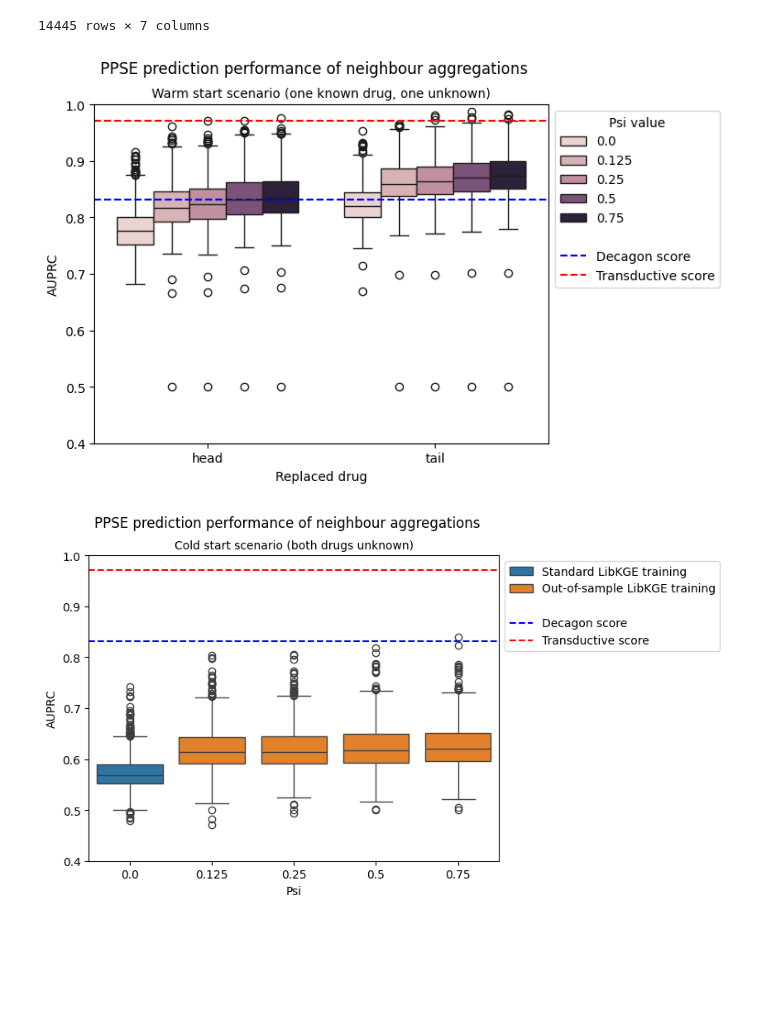
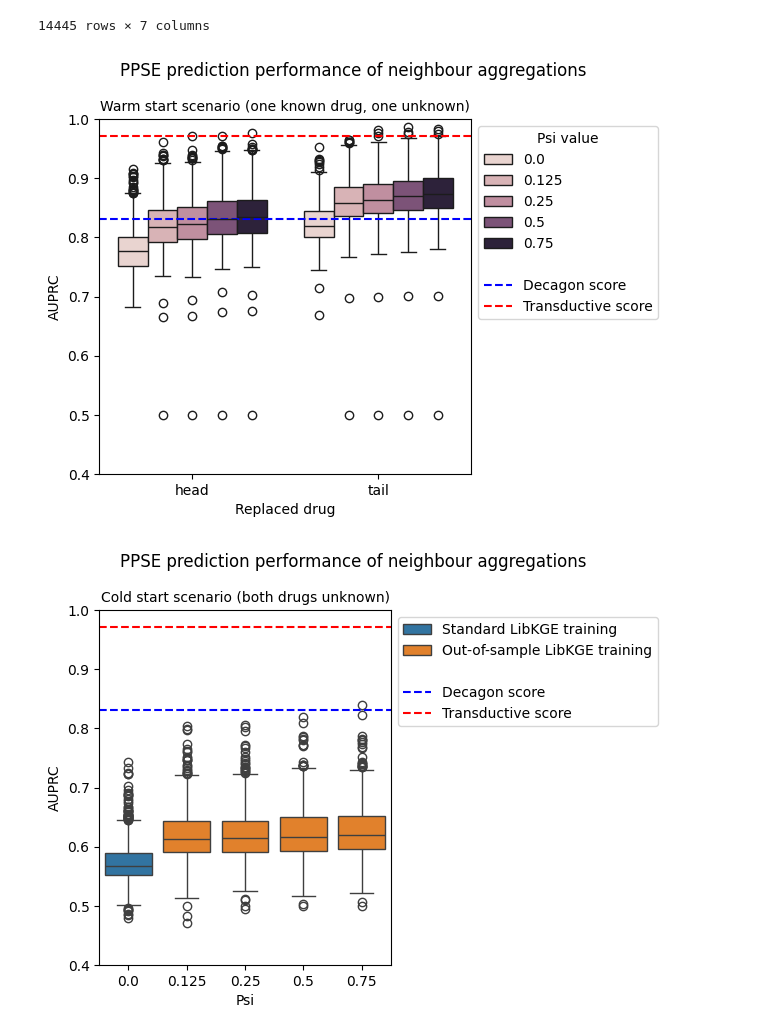
Before and after one commit to oliver-lloyd/Chapter5, a Jupyter notebook: analysis/viz/viz.ipynb, the cells around one changed output. Saved outputs shown, nothing was run; the diff lists cells and outputs as text; code cells hidden in the pictures; blank space fills up the shorter version.

Commit message:
Figure fixes

```diff
--- a/analysis/viz/viz.ipynb
+++ b/analysis/viz/viz.ipynb
@@ -154,22 +155,23 @@ polySE_agg
 # %%
 warm_start = polySE_agg.query('fake_triple_component != "both"')
 sns.boxplot(warm_start, x='fake_triple_component', y='AUPRC', hue='psi')
 
 xmin = -0.5
 xmax = 1.5
 plt.hlines(-2, xmin=xmin, xmax=xmax, colors='white', linestyles='dashed', label=' ')  # To add gap in legend
 plt.hlines(decagon_AUPRC, xmin=xmin, xmax=xmax, colors='blue', linestyles='dashed', label='Decagon score')
 plt.hlines(transductive_AUPRC, xmin=xmin, xmax=xmax, colors='red', linestyles='dashed', label='Transductive score')
 plt.ylim(0.4, 1)
 plt.xlim(xmin, xmax)
 plt.legend(title='Psi value', bbox_to_anchor=(1, 1))
 plt.suptitle('PPSE prediction performance of neighbour aggregations')
 plt.title('Warm start scenario (one known drug, one unknown)', size=10)
 plt.xlabel('Replaced drug')
 
+plt.tight_layout()
 plt.savefig('polySE_agg_warm_start.png')
 # %% [output]
-[figure, old version]
+[figure, new version]
 # %%
 cold_start = polySE_agg.query('fake_triple_component == "both"')
 sns.boxplot(cold_start, x='psi', y='AUPRC', hue='Training')
@@ -186,7 +188,7 @@ plt.suptitle('PPSE prediction performance of neighbour aggregations')
 plt.title('Cold start scenario (both drugs unknown)', size=10)
 plt.xlabel('Psi')
 
-
+plt.tight_layout()
 plt.savefig('polySE_agg_cold_start.png')
 # %% [output]
-[figure, old version]
+[figure, new version]
```
Also changed, not shown: parts of 1 cell of this notebook, 3 other files.
